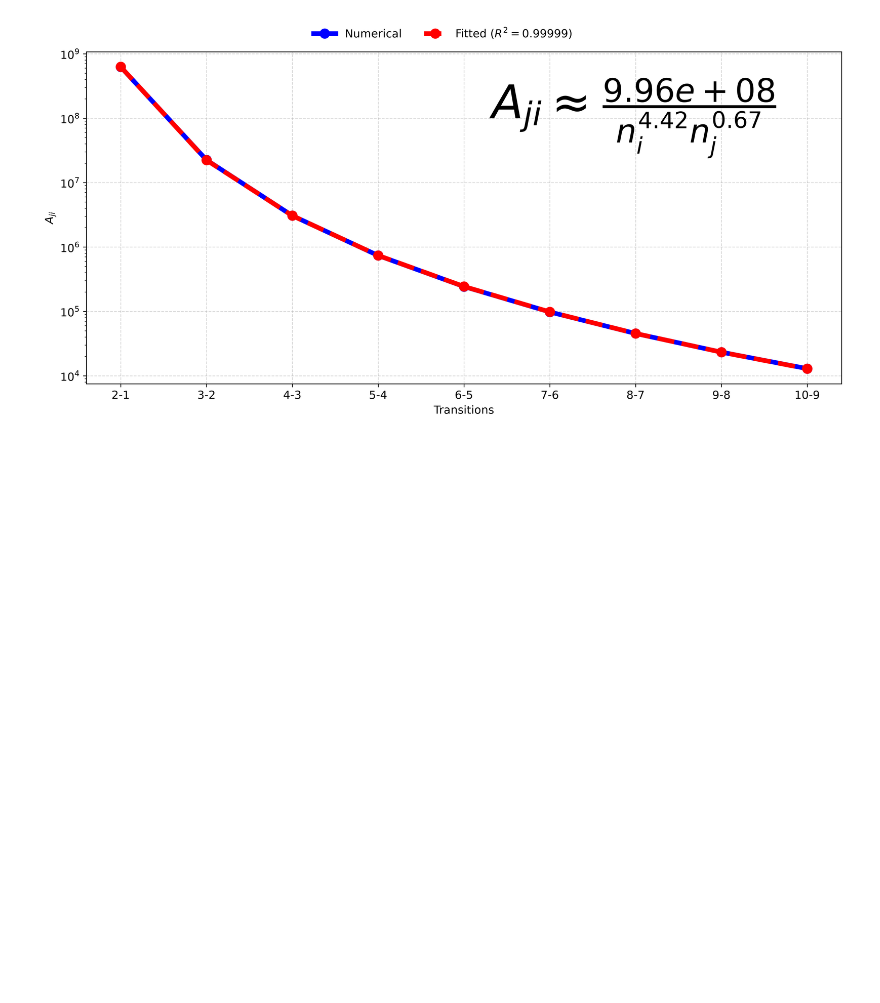
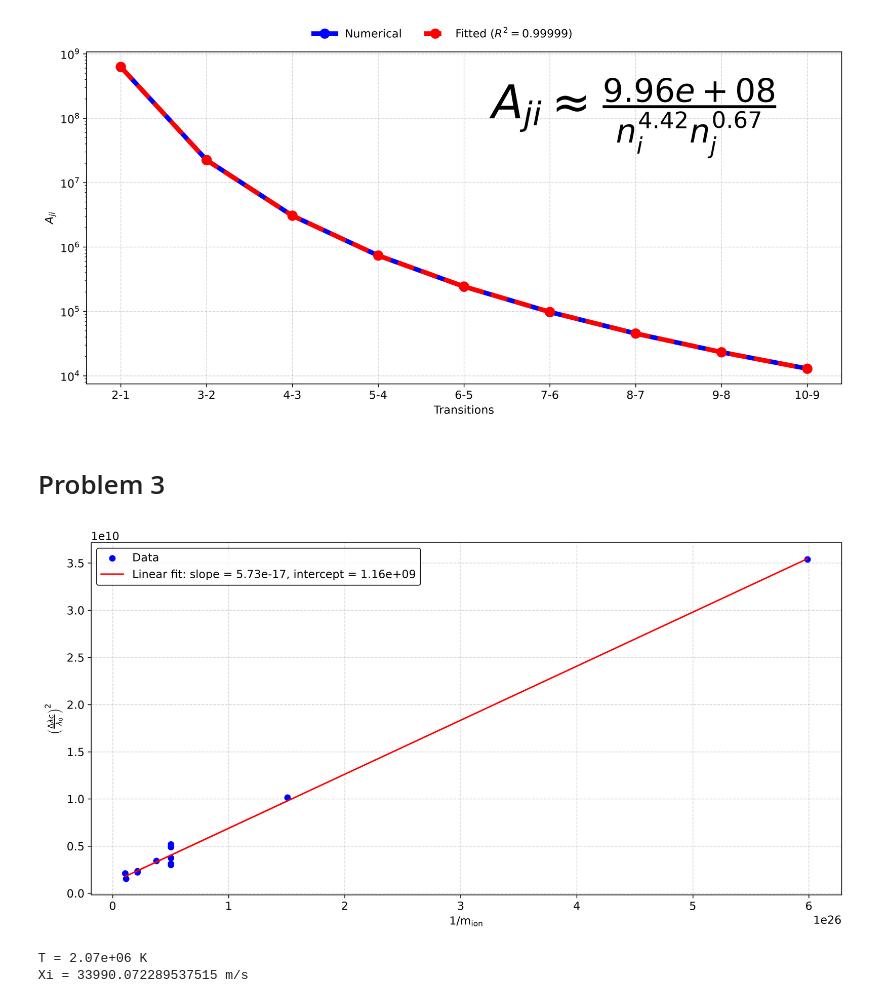
Before and after one commit to ricardo-v33/grad_school, a Jupyter notebook: amp_hw5.ipynb, the cells around one changed output. Drawn from its saved outputs; the diff is of its cells as text; code cells hidden in the pictures; blank space fills up the shorter version.

```diff
--- a/amp_hw5.ipynb
+++ b/amp_hw5.ipynb
@@ -176,3 +178,58 @@ plt.show()
 plt.close()
 # %% [output]
 [figure]
+# %% [markdown]
+# Problem 3
+# %%
+lambda_0 = np.array([977, 1032, 1175, 1216, 1335, 1394, 1548, 1640, 1808, 1909, 2056, 2175])                      # [Å]
+fwhm = np.array([0.3898, 0.3355, 0.3647, 1.2696, 0.5181, 0.3747, 0.4711, 0.9163, 0.4731, 0.6477, 0.4461, 0.5537]) # [Å]
+ions = ['C III', 'O VI', 'C III', 'H I', 'C II', 'Si IV', 'C IV', 'He II', 'Si II', 'C III', 'Cr II', 'Fe II']
+c = 3e8                                                                                                           # [m/s]
+k_B = 1.381e-23                                                                                                   # [J/K]
+doppler_widths = fwhm / (2 * np.sqrt(np.log(2)))                                                                  # [Å]
+
+masses = np.array([1.99e-26, 2.656e-26, 1.99e-26, 1.67e-27, 1.99e-26, 4.664e-26, 1.99e-26, 6.6423e-27, 4.664e-26, 1.99e-26, 8.634e-26, 9.27e-26]) # [kg]
+m_e = 9.109e-31                                                                                                                                   # [kg]
+ion_masses = np.array([
+    masses[0]-(2*m_e),
+    masses[1]-(5*m_e),
+    masses[2]-(2*m_e),
+    masses[3]-(0*m_e),
+    masses[4]-(2*m_e),
+    masses[5]-(3*m_e), # ==> all ion masses are also in [kg]
+    masses[6]-(3*m_e),
+    masses[7]-(1*m_e),
+    masses[8]-(1*m_e),
+    masses[9]-(2*m_e),
+    masses[10]-(1*m_e),
+    masses[11]-(1*m_e),
+])
+
+fig, ax = plt.subplots(constrained_layout=True, figsize=(12,6), dpi=300)
+
+y = ((doppler_widths*c) / (lambda_0))**2
+x = 1/ion_masses
+
+linear_fit = linregress(x, y)
+y_fit = linear_fit.slope * x + linear_fit.intercept
+
+ax.scatter(x, y, c='b', label='Data')
+ax.plot(x, y_fit, c='r', label=f'Linear fit: slope = {linear_fit.slope:.2e}, intercept = {linear_fit.intercept:.2e}')
+
+ax.set(xlabel='1/m$_{\\text{ion}}$', ylabel='$\\left( \\frac{\\Delta \\lambda c}{\\lambda_0} \\right)^2$')
+ax.legend(edgecolor='0')
+
+plt.savefig('amp_hw5_p3.pdf')
+plt.show()
+plt.close()
+# %% [output]
+[figure, added]
+# %%
+T = linear_fit.slope / (2*k_B)
+xi = np.sqrt(linear_fit.intercept)
+
+print(f'''T = {T:.2e} K
+Xi = {xi} m/s''')
+# %% [output]
+T = 2.07e+06 K
+Xi = 33990.072289537515 m/s
```
Also changed, not shown: parts of 1 cell of this notebook.
